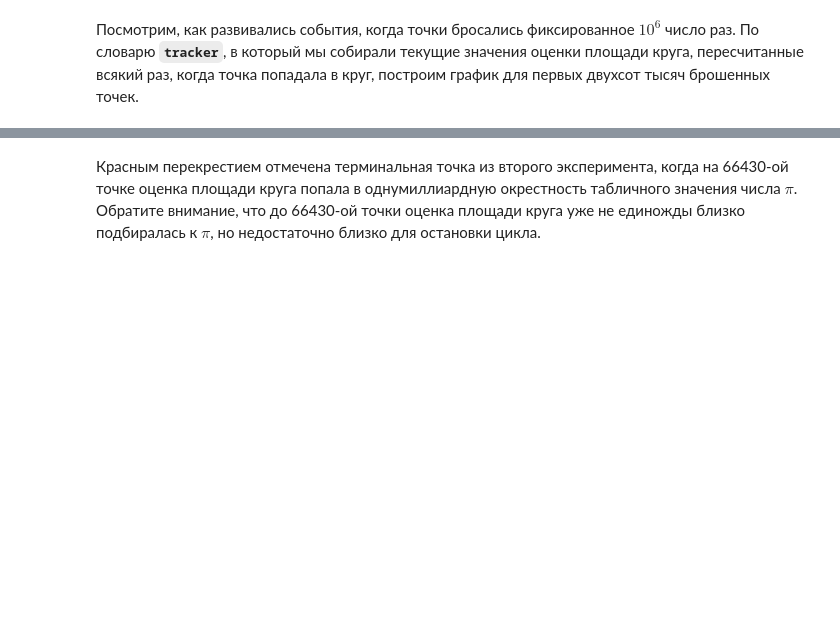
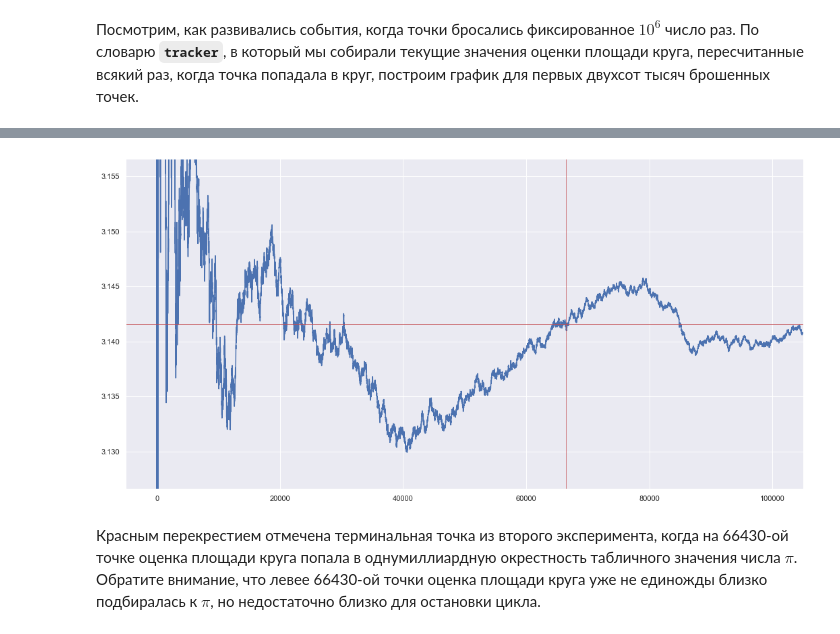
Before and after one commit to EvgenyMeredelin/appstat, a Jupyter notebook: appstat_03.ipynb, the cells around one changed output, grey strips where cells are left out. Drawn from its saved outputs; the diff is of its cells as text; code cells hidden in the pictures; blank space fills up the shorter version.

```diff
--- a/appstat_03.ipynb
+++ b/appstat_03.ipynb
@@ -98,2 +102,6 @@ plt.show()
+# %%
+monte_carlo_pi(xmax=1e5)
+# %% [output]
+[figure, added]
 # %% [markdown]
-Красным перекрестием отмечена терминальная точка из второго эксперимента, когда на 66430-ой точке оценка площади круга попала в однумиллиардную окрестность табличного значения числа $\pi$. Обратите внимание, что до 66430-ой точки оценка площади круга уже не единожды близко подбиралась к $\pi$, но недостаточно близко для остановки цикла.
+Красным перекрестием отмечена терминальная точка из второго эксперимента, когда на 66430-ой точке оценка площади круга попала в однумиллиардную окрестность табличного значения числа $\pi$. Обратите внимание, что левее 66430-ой точки оценка площади круга уже не единожды близко подбиралась к $\pi$, но недостаточно близко для остановки цикла.
```
Also changed, not shown: parts of 3 cells of this notebook.
